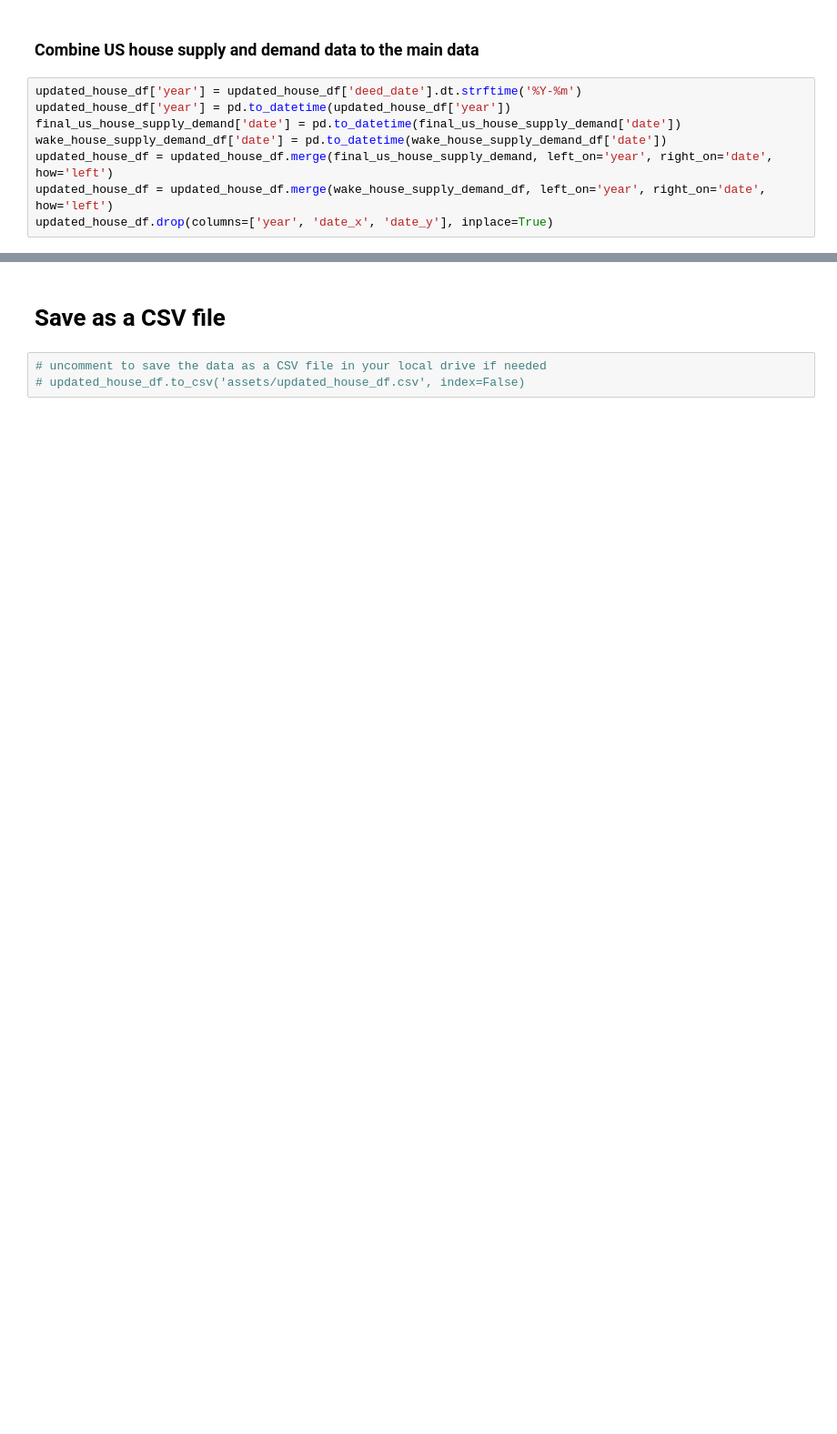
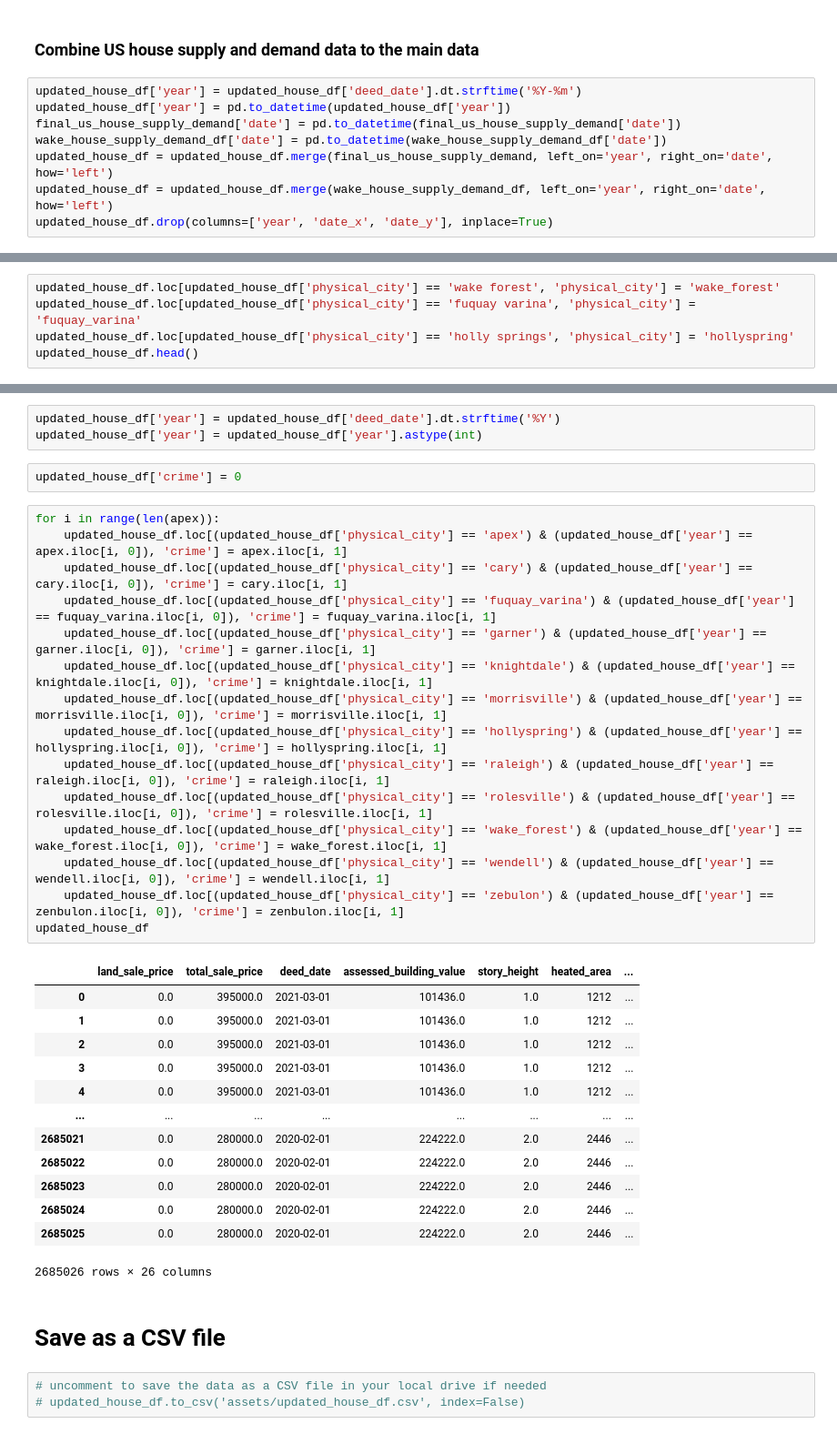
Before and after one commit to alisongh/SIADS-696-Milestone-II, a Jupyter notebook: house_summary.ipynb, the cells around one changed output, grey strips where cells are left out. Shown at 91% size. Cells and saved outputs as stored; diff of their text form; blank space fills up the shorter version.

```diff
--- a/house_summary.ipynb
+++ b/house_summary.ipynb
@@ -532,0 +816,5 @@ updated_house_df.head()
+# %%
+updated_house_df.loc[updated_house_df['physical_city'] == 'wake forest', 'physical_city'] = 'wake_forest'
+updated_house_df.loc[updated_house_df['physical_city'] == 'fuquay varina', 'physical_city'] = 'fuquay_varina'
+updated_house_df.loc[updated_house_df['physical_city'] == 'holly springs', 'physical_city'] = 'hollyspring'
+updated_house_df.head()
@@ -533,3 +829,37 @@ updated_house_df.head()
+# %%
+updated_house_df['year'] = updated_house_df['deed_date'].dt.strftime('%Y')
+updated_house_df['year'] = updated_house_df['year'].astype(int)
+# %%
+updated_house_df['crime'] = 0
+# %%
+for i in range(len(apex)):
+    updated_house_df.loc[(updated_house_df['physical_city'] == 'apex') & (updated_house_df['year'] == apex.iloc[i, 0]), 'crime'] = apex.iloc[i, 1]
+    updated_house_df.loc[(updated_house_df['physical_city'] == 'cary') & (updated_house_df['year'] == cary.iloc[i, 0]), 'crime'] = cary.iloc[i, 1]
+    updated_house_df.loc[(updated_house_df['physical_city'] == 'fuquay_varina') & (updated_house_df['year'] == fuquay_varina.iloc[i, 0]), 'crime'] = fuquay_varina.iloc[i, 1]
+    updated_house_df.loc[(updated_house_df['physical_city'] == 'garner') & (updated_house_df['year'] == garner.iloc[i, 0]), 'crime'] = garner.iloc[i, 1]
+    updated_house_df.loc[(updated_house_df['physical_city'] == 'knightdale') & (updated_house_df['year'] == knightdale.iloc[i, 0]), 'crime'] = knightdale.iloc[i, 1]
+    updated_house_df.loc[(updated_house_df['physical_city'] == 'morrisville') & (updated_house_df['year'] == morrisville.iloc[i, 0]), 'crime'] = morrisville.iloc[i, 1]
+    updated_house_df.loc[(updated_house_df['physical_city'] == 'hollyspring') & (updated_house_df['year'] == hollyspring.iloc[i, 0]), 'crime'] = hollyspring.iloc[i, 1]
+    updated_house_df.loc[(updated_house_df['physical_city'] == 'raleigh') & (updated_house_df['year'] == raleigh.iloc[i, 0]), 'crime'] = raleigh.iloc[i, 1]
+    updated_house_df.loc[(updated_house_df['physical_city'] == 'rolesville') & (updated_house_df['year'] == rolesville.iloc[i, 0]), 'crime'] = rolesville.iloc[i, 1]
+    updated_house_df.loc[(updated_house_df['physical_city'] == 'wake_forest') & (updated_house_df['year'] == wake_forest.iloc[i, 0]), 'crime'] = wake_forest.iloc[i, 1]
+    updated_house_df.loc[(updated_house_df['physical_city'] == 'wendell') & (updated_house_df['year'] == wendell.iloc[i, 0]), 'crime'] = wendell.iloc[i, 1]
+    updated_house_df.loc[(updated_house_df['physical_city'] == 'zebulon') & (updated_house_df['year'] == zenbulon.iloc[i, 0]), 'crime'] = zenbulon.iloc[i, 1]
+updated_house_df
+# %% [output]
+|  | land_sale_price | total_sale_price | deed_date | assessed_building_value | story_height | heated_area | ... |
+| 0 | 0.0 | 395000.0 | 2021-03-01 | 101436.0 | 1.0 | 1212 | ... |
+| 1 | 0.0 | 395000.0 | 2021-03-01 | 101436.0 | 1.0 | 1212 | ... |
+| 2 | 0.0 | 395000.0 | 2021-03-01 | 101436.0 | 1.0 | 1212 | ... |
+| 3 | 0.0 | 395000.0 | 2021-03-01 | 101436.0 | 1.0 | 1212 | ... |
+| 4 | 0.0 | 395000.0 | 2021-03-01 | 101436.0 | 1.0 | 1212 | ... |
+| ... | ... | ... | ... | ... | ... | ... | ... |
+| 2685021 | 0.0 | 280000.0 | 2020-02-01 | 224222.0 | 2.0 | 2446 | ... |
+| 2685022 | 0.0 | 280000.0 | 2020-02-01 | 224222.0 | 2.0 | 2446 | ... |
+| 2685023 | 0.0 | 280000.0 | 2020-02-01 | 224222.0 | 2.0 | 2446 | ... |
+| 2685024 | 0.0 | 280000.0 | 2020-02-01 | 224222.0 | 2.0 | 2446 | ... |
+| 2685025 | 0.0 | 280000.0 | 2020-02-01 | 224222.0 | 2.0 | 2446 | ... |
+2685026 rows × 26 columns
 # %% [markdown]
 # Save as a CSV file
 # %%
```
Also changed, not shown: parts of 35 cells of this notebook.
